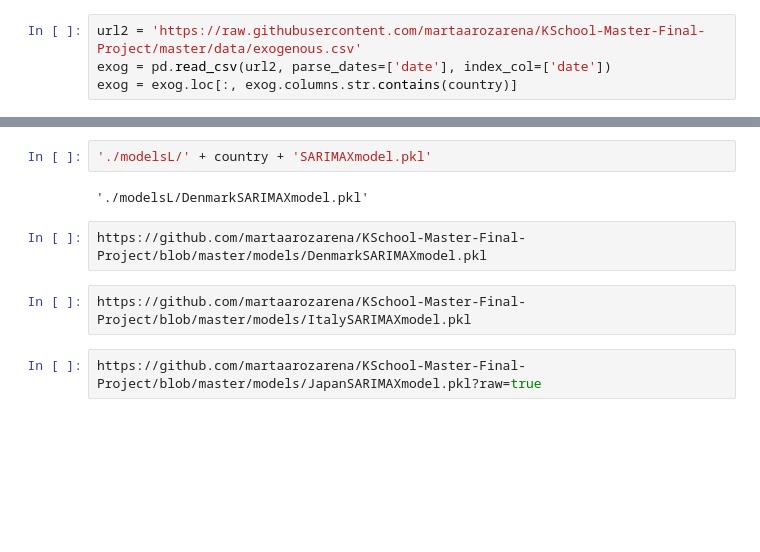
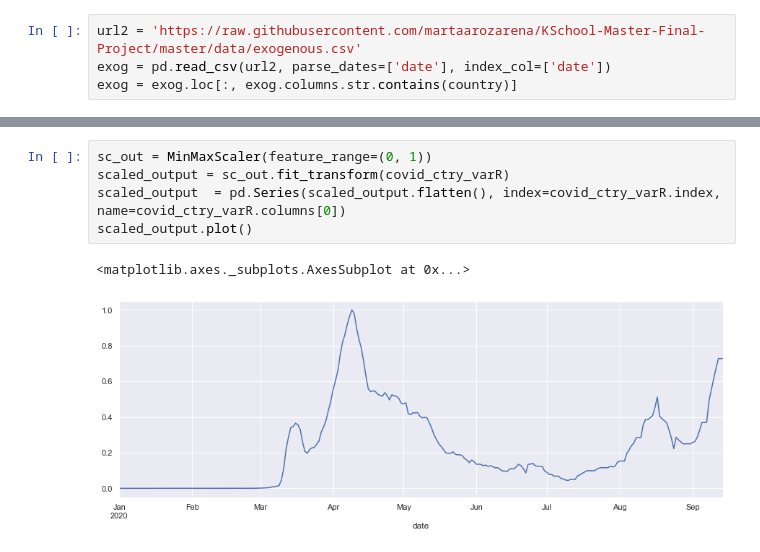
Before and after one commit to martaarozarena/KSchool-Master-Final-Project, a Jupyter notebook: testingStream.ipynb, the cells around one changed output, grey strips where cells are left out. Drawn from its saved outputs; the diff is of its cells as text; blank space fills up the shorter version.

```diff
--- a/testingStream.ipynb
+++ b/testingStream.ipynb
@@ -64,10 +108,8 @@ array(['new_cases_Denmark'], dtype=object)
-# %%
-'./modelsL/' + country + 'SARIMAXmodel.pkl'
-# %% [output]
-'./modelsL/DenmarkSARIMAXmodel.pkl'
-# %%
-https://github.com/martaarozarena/KSchool-Master-Final-Project/blob/master/models/DenmarkSARIMAXmodel.pkl
-# %%
-https://github.com/martaarozarena/KSchool-Master-Final-Project/blob/master/models/ItalySARIMAXmodel.pkl
-# %%
-https://github.com/martaarozarena/KSchool-Master-Final-Project/blob/master/models/JapanSARIMAXmodel.pkl?raw=true
+# %%
+sc_out = MinMaxScaler(feature_range=(0, 1))
+scaled_output = sc_out.fit_transform(covid_ctry_varR)
+scaled_output  = pd.Series(scaled_output.flatten(), index=covid_ctry_varR.index, name=covid_ctry_varR.columns[0])
+scaled_output.plot()
+# %% [output]
+<matplotlib.axes._subplots.AxesSubplot at 0x...>
+[figure, added]
```
Also changed, not shown: parts of 19 cells of this notebook, 4 other files.
